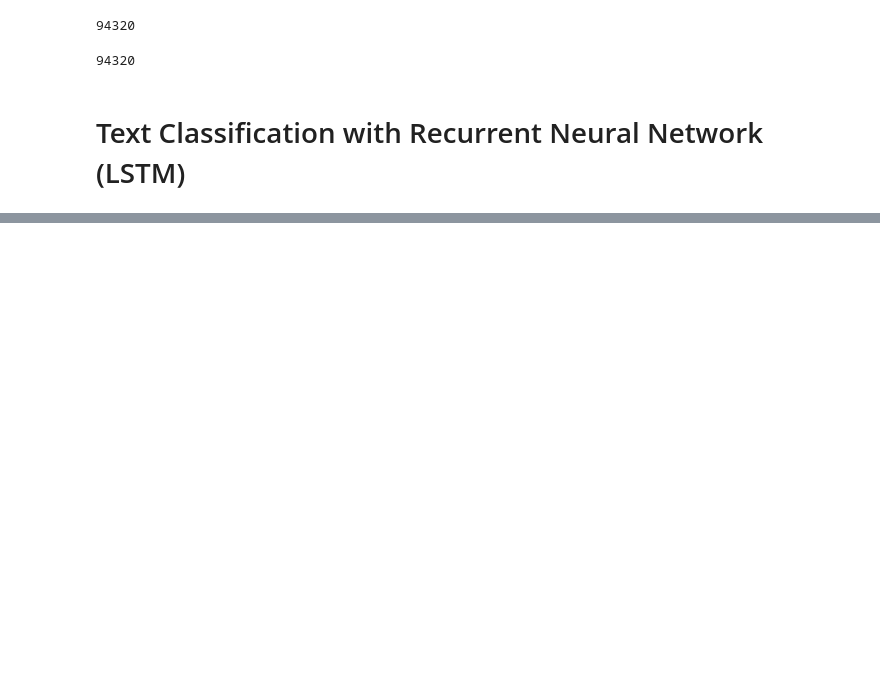
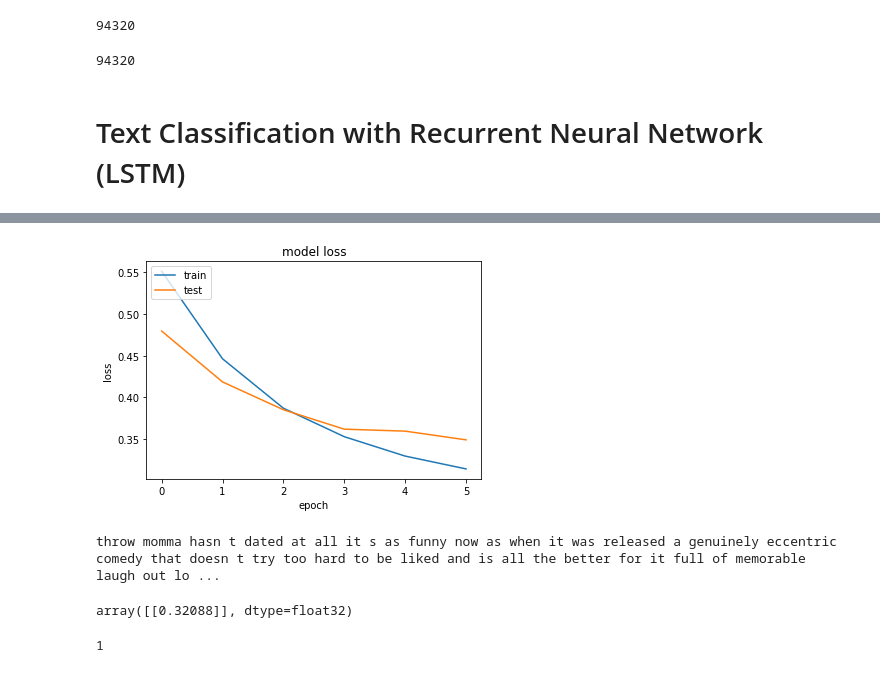
Before and after one commit to KaranRawlley/Sentiment-Analysis-of-Movie-Reviews-using-Deep-Learning-, a Jupyter notebook: Model_creation.ipynb, the cells around one changed output, grey strips where cells are left out. Saved outputs shown, nothing was run; the diff lists cells and outputs as text; code cells hidden in the pictures; blank space fills up the shorter version.

```diff
--- a/Model_creation.ipynb
+++ b/Model_creation.ipynb
@@ -115,0 +181,35 @@ NameError: name 'LSTM' is not defined
+# %%
+plt.plot(history.history['loss'])
+plt.plot(history.history['val_loss'])
+
+plt.title('model loss')
+plt.ylabel('loss')
+plt.xlabel('epoch')
+plt.legend(['train','test'], loc='upper left')
+plt.show()
+# %% [output]
+[figure, added]
+# %%
+instance = X[798]
+print(instance)
+# %% [output]
+throw momma hasn t dated at all it s as funny now as when it was released a genuinely eccentric comedy that doesn t try too hard to be liked and is all the better for it full of memorable laugh out lo ...
+# %%
+instance = tokenizer.texts_to_sequences(instance)
+
+flat_list = []
+for sublist in instance:
+    for item in sublist:
+        flat_list.append(item)
+
+flat_list = [flat_list]
+
+instance = pad_sequences(flat_list, padding='post', maxlen=maxlen)
+
+model.predict(instance)
+# %% [output]
+array([[0.32088]], dtype=float32)
+# %%
+y[3]
+# %% [output]
+1
```
Also changed, not shown: parts of 12 cells of this notebook.
